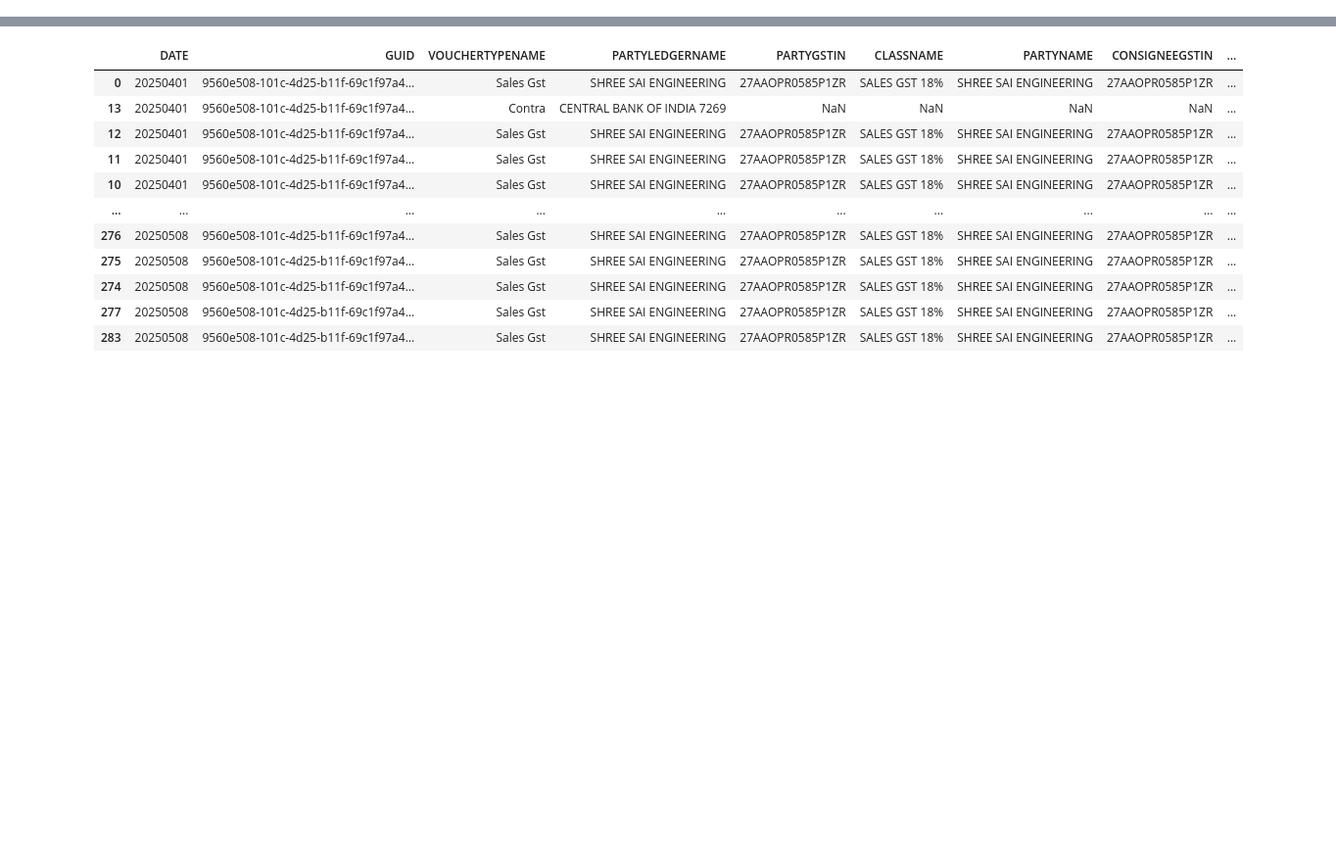
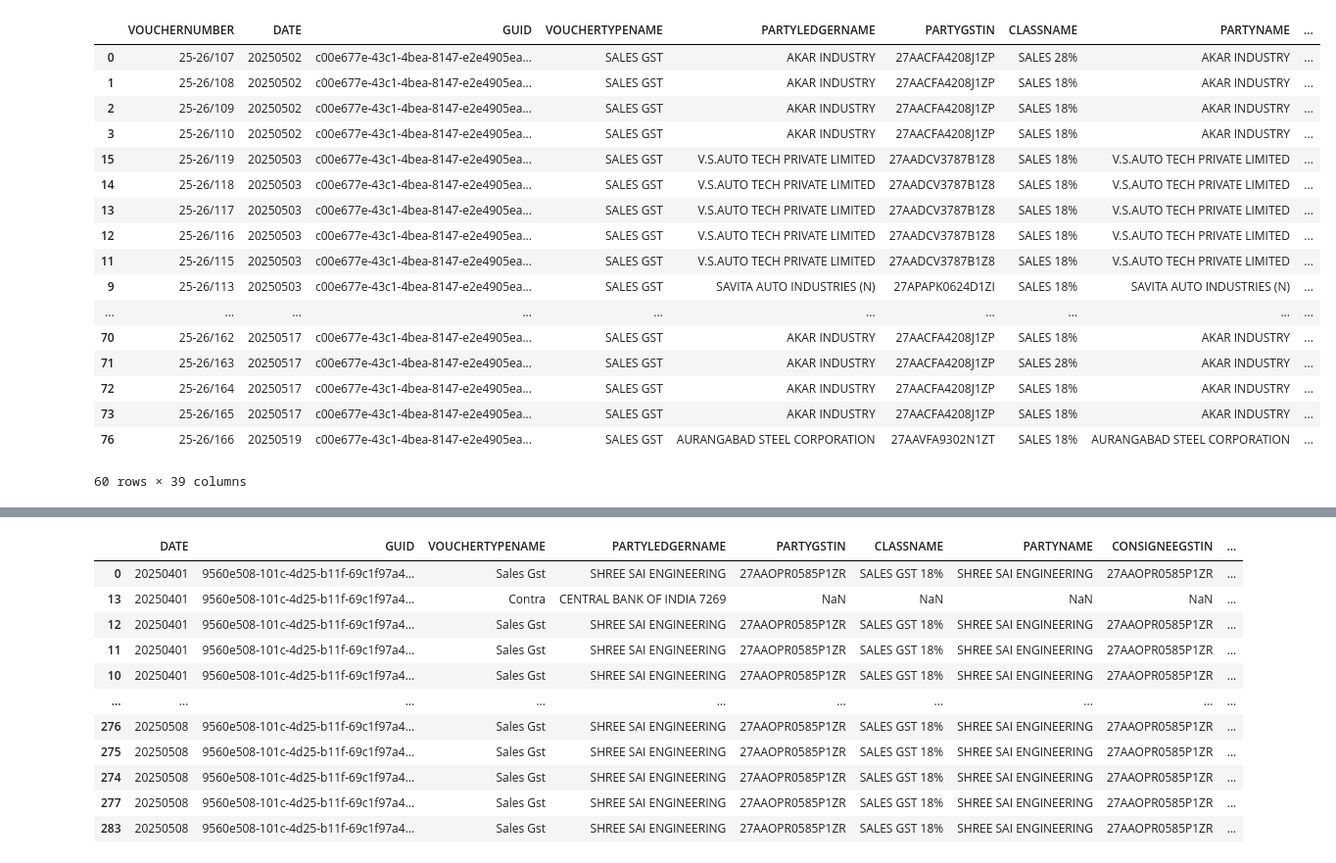
Before and after one commit to omkar-salunke/accounts, a Jupyter notebook: both_tally_daybook.ipynb, the cells around one changed output, grey strips where cells are left out. Shown at 98% size. Saved outputs shown, nothing was run; the diff lists cells and outputs as text; code cells hidden in the pictures; blank space fills up the shorter version.

```diff
--- a/both_tally_daybook.ipynb
+++ b/both_tally_daybook.ipynb
@@ -84,27 +86,46 @@ files_me = os.listdir('/content/drive/MyDrive/tally_export/ME/')
 
 # xml_to_dataframe_vouchers('/content/drive/MyDrive/tally_export/ME/DayBook.xml')
 # %%
-req_cols = ['DATE','GUID','VOUCHERTYPENAME','PARTYLEDGERNAME','PARTYGSTIN','CLASSNAME','PARTYNAME','CONSIGNEEGSTIN','PERSISTEDVIEW','ALLINVENTORYENTRIES.LIST.STOCKITEMNAME','ALLINVENTORYENTRIES.LIST.RATE','ALLINVENTORYENTRIES.LIST.AMOUNT','LEDGERENTRIES.LIST.VATEXPAMOUNT','LEDGERENTRIES.LIST.AMOUNT','ALLINVENTORYENTRIES.LIST.ACTUALQTY','ALLINVENTORYENTRIES.LIST.BILLEDQTY','ALLINVENTORYENTRIES.LIST.BATCHALLOCATIONS.LIST.AMOUNT','ALLINVENTORYENTRIES.LIST.BATCHALLOCATIONS.LIST.ACTUALQTY','ALLINVENTORYENTRIES.LIST.BATCHALLOCATIONS.LIST.BILLEDQTY','ALLINVENTORYENTRIES.LIST.ACCOUNTINGALLOCATIONS.LIST.LEDGERNAME','ALLINVENTORYENTRIES.LIST.ACCOUNTINGALLOCATIONS.LIST.AMOUNT','LEDGERENTRIES.LIST.LEDGERNAME','LEDGERENTRIES.LIST.AMOUNT','LEDGERENTRIES.LIST.VATEXPAMOUNT','INVOICEORDERLIST.LIST.BASICORDERDATE','INVOICEORDERLIST.LIST.BASICPURCHASEORDERNO','REFERENCEDATE','REFERENCE','CONSIGNEEPINNUMBER','ALLINVENTORYENTRIES.LIST.ACCOUNTINGALLOCATIONS.LIST.GSTOVRDNNATURE','ALLINVENTORYENTRIES.LIST.ACCOUNTINGALLOCATIONS.LIST.RATEDETAILS.LIST.GSTRATEDUTYHEAD','ALLLEDGERENTRIES.LIST.OLDAUDITENTRYIDS.LIST.OLDAUDITENTRYIDS','ALLLEDGERENTRIES.LIST.LEDGERNAME','ALLLEDGERENTRIES.LIST.AMOUNT','NARRATION']
+req_cols = ['VOUCHERNUMBER','DATE','GUID','VOUCHERTYPENAME','PARTYLEDGERNAME','PARTYGSTIN','CLASSNAME','PARTYNAME','CONSIGNEEGSTIN','PERSISTEDVIEW','ALLINVENTORYENTRIES.LIST.STOCKITEMNAME','ALLINVENTORYENTRIES.LIST.RATE','ALLINVENTORYENTRIES.LIST.AMOUNT','LEDGERENTRIES.LIST.VATEXPAMOUNT','LEDGERENTRIES.LIST.AMOUNT','ALLINVENTORYENTRIES.LIST.ACTUALQTY','ALLINVENTORYENTRIES.LIST.BILLEDQTY','ALLINVENTORYENTRIES.LIST.BATCHALLOCATIONS.LIST.AMOUNT','ALLINVENTORYENTRIES.LIST.BATCHALLOCATIONS.LIST.ACTUALQTY','ALLINVENTORYENTRIES.LIST.BATCHALLOCATIONS.LIST.BILLEDQTY','ALLINVENTORYENTRIES.LIST.ACCOUNTINGALLOCATIONS.LIST.LEDGERNAME','ALLINVENTORYENTRIES.LIST.ACCOUNTINGALLOCATIONS.LIST.AMOUNT','LEDGERENTRIES.LIST.LEDGERNAME','LEDGERENTRIES.LIST.AMOUNT','LEDGERENTRIES.LIST.VATEXPAMOUNT','INVOICEORDERLIST.LIST.BASICORDERDATE','INVOICEORDERLIST.LIST.BASICPURCHASEORDERNO','REFERENCEDATE','REFERENCE','CONSIGNEEPINNUMBER','ALLINVENTORYENTRIES.LIST.ACCOUNTINGALLOCATIONS.LIST.GSTOVRDNNATURE','ALLINVENTORYENTRIES.LIST.ACCOUNTINGALLOCATIONS.LIST.RATEDETAILS.LIST.GSTRATEDUTYHEAD','ALLLEDGERENTRIES.LIST.OLDAUDITENTRYIDS.LIST.OLDAUDITENTRYIDS','ALLLEDGERENTRIES.LIST.LEDGERNAME','ALLLEDGERENTRIES.LIST.AMOUNT','NARRATION']
 df_raw_collect_soe = pd.DataFrame()
 for xt in files_soe:
   path_ct = soe_list
   xml_file = path_ct+xt
   df_raw_f = xml_to_dataframe_vouchers(xml_file)
   df_raw_f_ref = pd.DataFrame(df_raw_f)[req_cols]
   df_raw_collect_soe = pd.concat([df_raw_collect_soe, df_raw_f_ref]).reset_index(drop=True)
 df_raw_collect_soe
 df_raw_soe = df_raw_f_ref.drop_duplicates(subset='GUID', keep='first').reset_index(drop=True)
 df_raw_soe['date_column'] = pd.to_datetime(df_raw_soe['DATE'], format='%Y%m%d')
 df_raw_soe = df_raw_soe.sort_values('date_column')
 df_raw_soe['date_column_month'] = df_raw_soe['date_column'].dt.month_name()
 df_raw_soe['act_qty'] = df_raw_soe['ALLINVENTORYENTRIES.LIST.ACTUALQTY'].str.extract(r'([\d.]+)').astype(float)
 df_raw_soe_sales = df_raw_soe[df_raw_soe['VOUCHERTYPENAME']=='SALES GST']
 df_raw_soe_sales_sch = df_raw_soe_sales.groupby(['date_column_month','PARTYLEDGERNAME','ALLINVENTORYENTRIES.LIST.STOCKITEMNAME'])['act_qty'].sum()
 
 df_schedule_merge_soe = pd.DataFrame(df_raw_soe_sales_sch).pivot_table(index=['PARTYLEDGERNAME','ALLINVENTORYENTRIES.LIST.STOCKITEMNAME'],columns='date_column_month',values='act_qty',aggfunc='sum').reset_index()
 df_schedule_merge_soe['FROM']="SOE"
 
 # df_schedule = pd.read_excel("/content/drive/MyDrive/tally_export/schedule.xlsx",sheet_name = 'SOE')
 # df_schedule_merge_soe = pd.merge(df_schedule,df_raw_soe_sales_schedule,on=['PARTYLEDGERNAME','ALLINVENTORYENTRIES.LIST.STOCKITEMNAME'],how='right')
 # df_schedule_merge.to_excel(,sheet_name = 'SOE',index=False)
-# df_raw_soe
+df_raw_soe_sales
+# %% [output]
+|  | VOUCHERNUMBER | DATE | GUID | VOUCHERTYPENAME | PARTYLEDGERNAME | PARTYGSTIN | CLASSNAME | PARTYNAME | ... |
+| 0 | 25-26/107 | 20250502 | c00e677e-43c1-4bea-8147-e2e4905ea... | SALES GST | AKAR INDUSTRY | 27AACFA4208J1ZP | SALES 28% | AKAR INDUSTRY | ... |
+| 1 | 25-26/108 | 20250502 | c00e677e-43c1-4bea-8147-e2e4905ea... | SALES GST | AKAR INDUSTRY | 27AACFA4208J1ZP | SALES 18% | AKAR INDUSTRY | ... |
+| 2 | 25-26/109 | 20250502 | c00e677e-43c1-4bea-8147-e2e4905ea... | SALES GST | AKAR INDUSTRY | 27AACFA4208J1ZP | SALES 18% | AKAR INDUSTRY | ... |
+| 3 | 25-26/110 | 20250502 | c00e677e-43c1-4bea-8147-e2e4905ea... | SALES GST | AKAR INDUSTRY | 27AACFA4208J1ZP | SALES 18% | AKAR INDUSTRY | ... |
+| 15 | 25-26/119 | 20250503 | c00e677e-43c1-4bea-8147-e2e4905ea... | SALES GST | V.S.AUTO TECH PRIVATE LIMITED | 27AADCV3787B1Z8 | SALES 18% | V.S.AUTO TECH PRIVATE LIMITED | ... |
+| 14 | 25-26/118 | 20250503 | c00e677e-43c1-4bea-8147-e2e4905ea... | SALES GST | V.S.AUTO TECH PRIVATE LIMITED | 27AADCV3787B1Z8 | SALES 18% | V.S.AUTO TECH PRIVATE LIMITED | ... |
+| 13 | 25-26/117 | 20250503 | c00e677e-43c1-4bea-8147-e2e4905ea... | SALES GST | V.S.AUTO TECH PRIVATE LIMITED | 27AADCV3787B1Z8 | SALES 18% | V.S.AUTO TECH PRIVATE LIMITED | ... |
+| 12 | 25-26/116 | 20250503 | c00e677e-43c1-4bea-8147-e2e4905ea... | SALES GST | V.S.AUTO TECH PRIVATE LIMITED | 27AADCV3787B1Z8 | SALES 18% | V.S.AUTO TECH PRIVATE LIMITED | ... |
+| 11 | 25-26/115 | 20250503 | c00e677e-43c1-4bea-8147-e2e4905ea... | SALES GST | V.S.AUTO TECH PRIVATE LIMITED | 27AADCV3787B1Z8 | SALES 18% | V.S.AUTO TECH PRIVATE LIMITED | ... |
+| 9 | 25-26/113 | 20250503 | c00e677e-43c1-4bea-8147-e2e4905ea... | SALES GST | SAVITA AUTO INDUSTRIES (N) | 27APAPK0624D1ZI | SALES 18% | SAVITA AUTO INDUSTRIES (N) | ... |
+| ... | ... | ... | ... | ... | ... | ... | ... | ... | ... |
+| 70 | 25-26/162 | 20250517 | c00e677e-43c1-4bea-8147-e2e4905ea... | SALES GST | AKAR INDUSTRY | 27AACFA4208J1ZP | SALES 18% | AKAR INDUSTRY | ... |
+| 71 | 25-26/163 | 20250517 | c00e677e-43c1-4bea-8147-e2e4905ea... | SALES GST | AKAR INDUSTRY | 27AACFA4208J1ZP | SALES 28% | AKAR INDUSTRY | ... |
+| 72 | 25-26/164 | 20250517 | c00e677e-43c1-4bea-8147-e2e4905ea... | SALES GST | AKAR INDUSTRY | 27AACFA4208J1ZP | SALES 18% | AKAR INDUSTRY | ... |
+| 73 | 25-26/165 | 20250517 | c00e677e-43c1-4bea-8147-e2e4905ea... | SALES GST | AKAR INDUSTRY | 27AACFA4208J1ZP | SALES 18% | AKAR INDUSTRY | ... |
+| 76 | 25-26/166 | 20250519 | c00e677e-43c1-4bea-8147-e2e4905ea... | SALES GST | AURANGABAD STEEL CORPORATION | 27AAVFA9302N1ZT | SALES 18% | AURANGABAD STEEL CORPORATION | ... |
+60 rows × 39 columns
```
Also changed, not shown: parts of 7 cells of this notebook.
